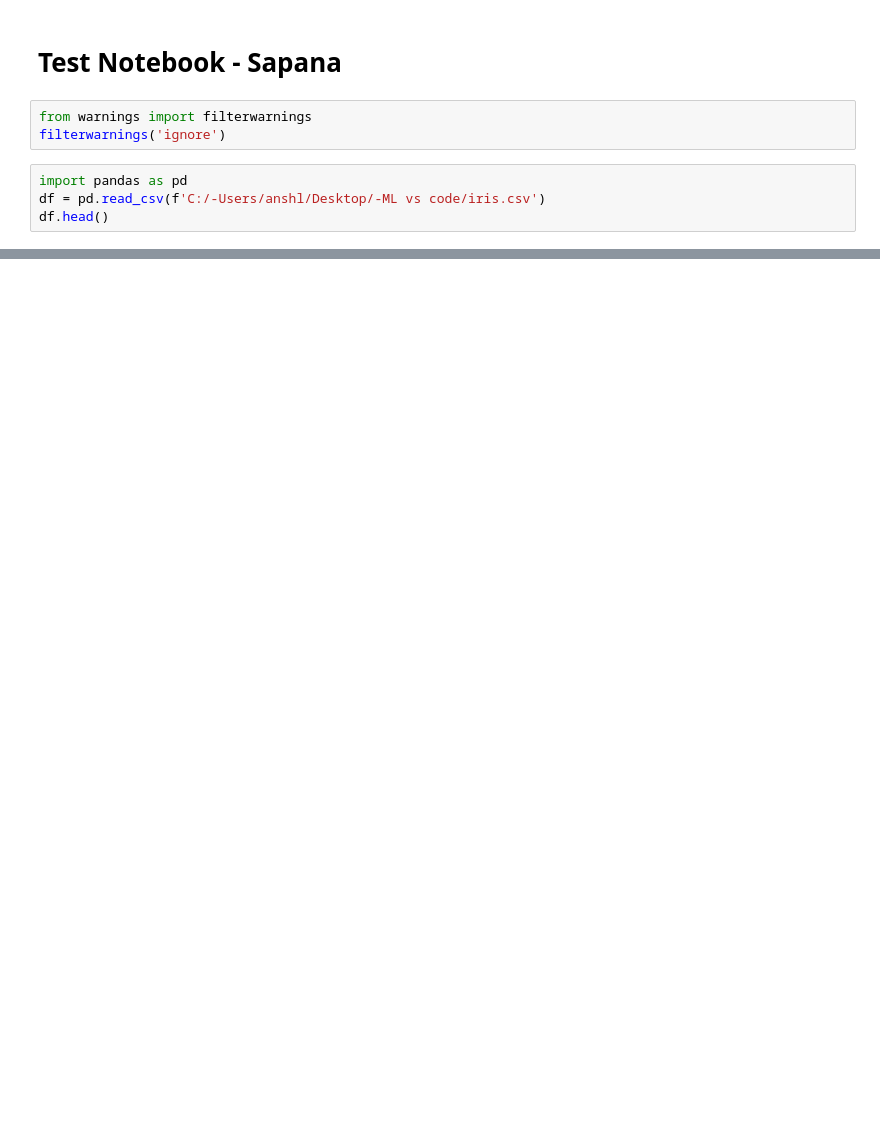
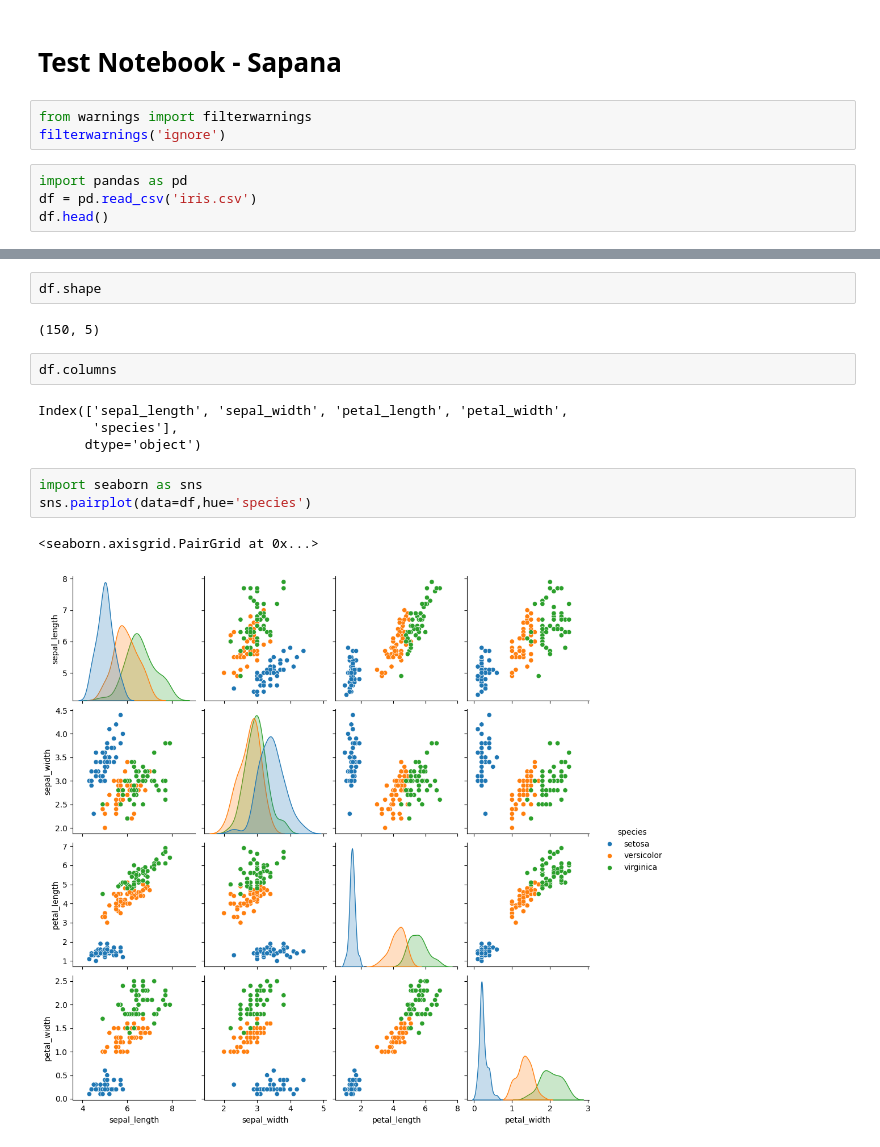
Before and after one commit to sapanagayakwad/Machine-Learning-1st, a Jupyter notebook: test.ipynb, the cells around one changed output, grey strips where cells are left out. Saved outputs shown, nothing was run; the diff lists cells and outputs as text; blank space fills up the shorter version.

```diff
--- a/test.ipynb
+++ b/test.ipynb
@@ -5,6 +5,6 @@ from warnings import filterwarnings
 filterwarnings('ignore')
 # %%
 import pandas as pd
-df = pd.read_csv(f'C:/-Users/anshl/Desktop/-ML vs code/iris.csv')
+df = pd.read_csv('iris.csv')
 df.head()
 # %% [output]
@@ -11,0 +35,16 @@ FileNotFoundError: [Errno 2] No such file or directory: 'C:/-Users/anshl/Desktop
+# %%
+df.shape
+# %% [output]
+(150, 5)
+# %%
+df.columns
+# %% [output]
+Index(['sepal_length', 'sepal_width', 'petal_length', 'petal_width',
+       'species'],
+      dtype='object')
+# %%
+import seaborn as sns
+sns.pairplot(data=df,hue='species')
+# %% [output]
+<seaborn.axisgrid.PairGrid at 0x...>
+[figure, added]
```
Also changed, not shown: parts of 3 cells of this notebook.
